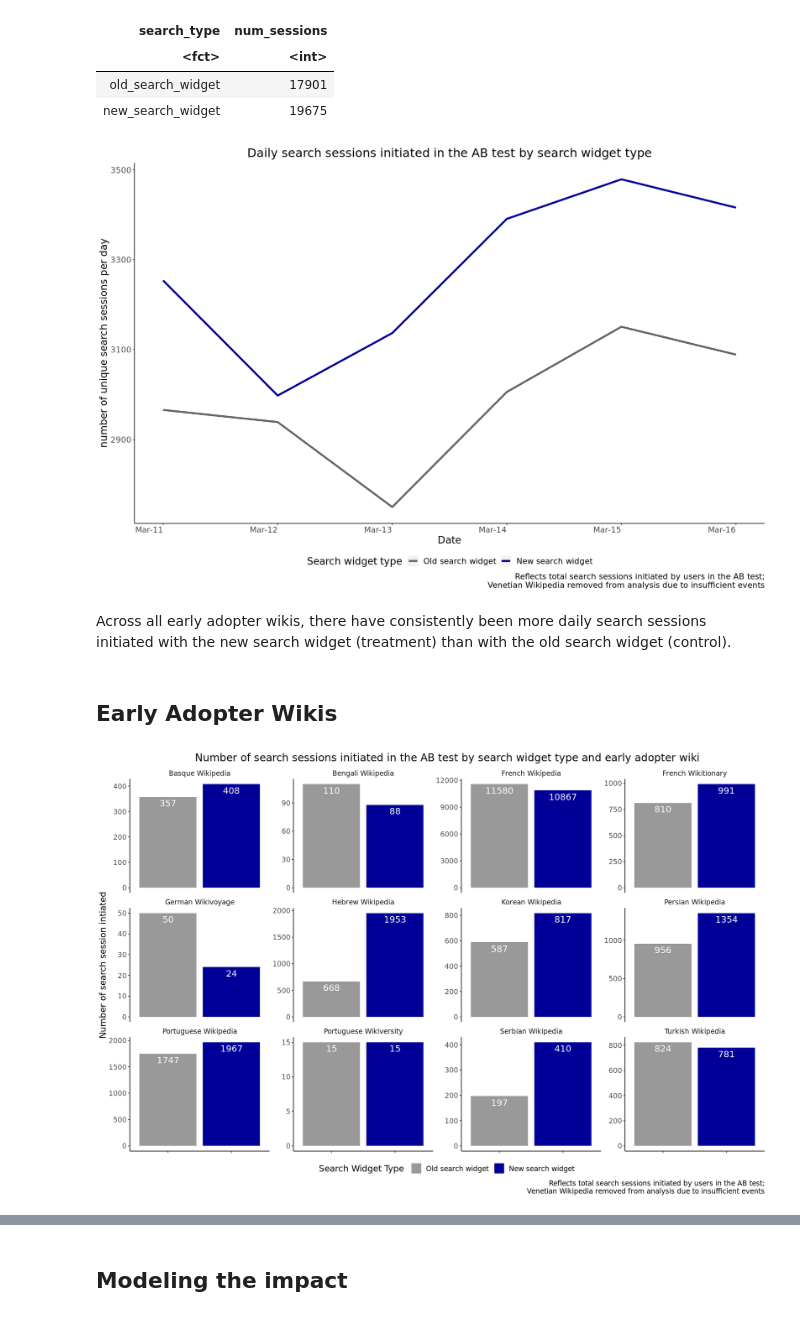
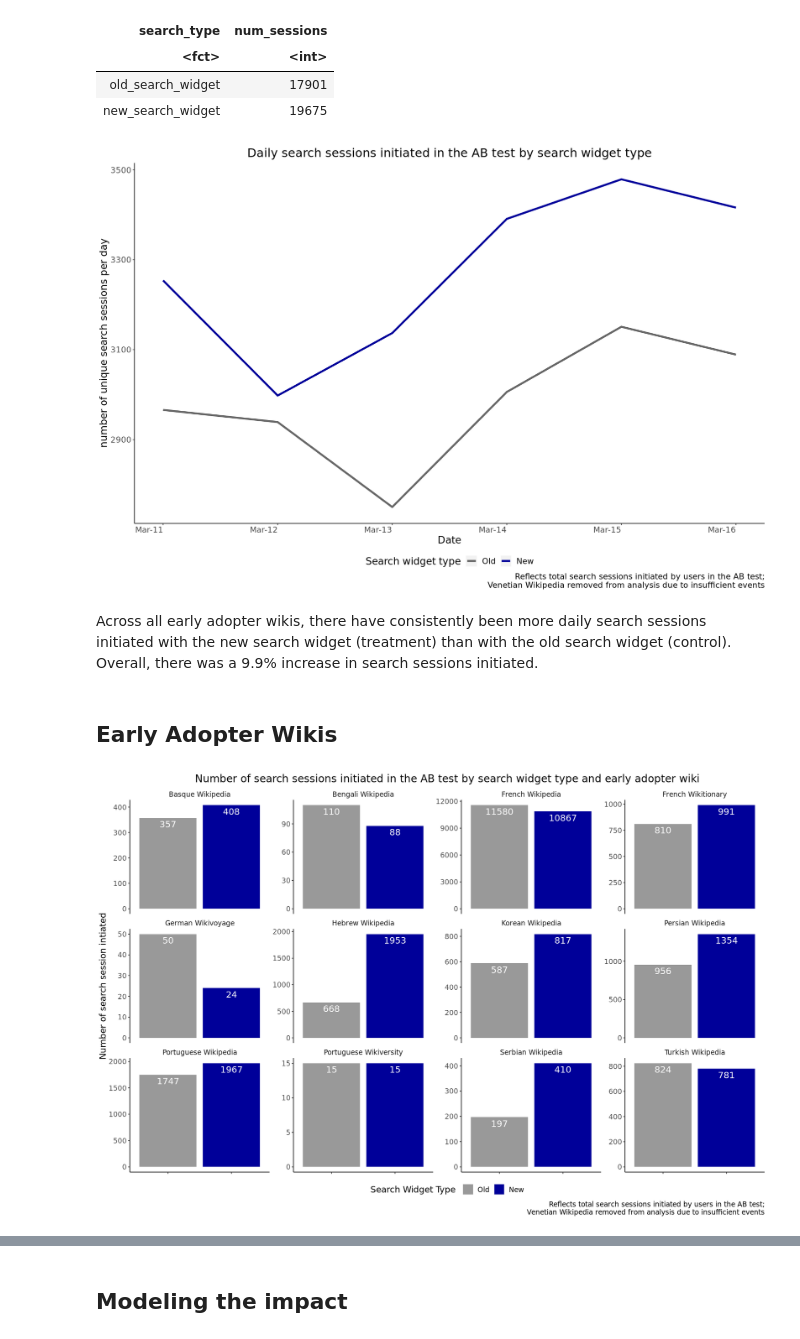
Before and after one commit to wikimedia-research/Desktop-Improvements-Search-Widget-Analysis-2021, a Jupyter notebook: Search-widget-ab-test-report.ipynb, the cells around one changed output, grey strips where cells are left out. Drawn from its saved outputs; the diff is of its cells as text; code cells hidden in the pictures.

```diff
--- a/Search-widget-ab-test-report.ipynb
+++ b/Search-widget-ab-test-report.ipynb
@@ -142,9 +140,3 @@ GROUP BY
 # %%
-search_sessions_initiated <- read.csv('Data/search_sessions_initiated_w_skinversion.csv', stringsAsFactors = FALSE)
+search_sessions_initiated <- read_csv('Data/search_sessions_initiated_w_skinversion.csv')
-# %%
-# remove index column
-search_sessions_initiated <- search_sessions_initiated[,-1]
-# %%
-# convert to date format
-search_sessions_initiated$session_start_date <- as.Date(search_sessions_initiated$session_start_date)
 # %%
@@ -159,23 +171,3 @@ search_sessions_initiated$edit_count <- factor(search_sessions_initiated$edit_co
-# %%
-# clarfiy wiki names
-
-search_sessions_initiated <- search_sessions_initiated %>%
-    mutate(
-    wiki = case_when( #clarfiy Wiki project names
-        wiki == 'euwiki' ~ "Basque Wikipedia",
-        wiki == 'frwiki'~ "French Wikipedia",
-        wiki == 'frwiktionary' ~ "French Wikitionary",
-        wiki == 'hewiki' ~ 'Hebrew Wikipedia',
-        wiki == 'fawiki' ~ 'Persian Wikipedia',
-        wiki == 'ptwikiversity' ~ 'Portuguese Wikiversity',
-        wiki == 'ptwiki' ~ 'Portuguese Wikipedia',
-        wiki == 'kowiki' ~ 'Korean Wikipedia',
-        wiki == 'trwiki' ~ 'Turkish Wikipedia',
-        wiki == 'srwiki' ~ 'Serbian Wikipedia',
-        wiki == 'bnwiki' ~ 'Bengali Wikipedia',
-        wiki == 'dewikivoyage' ~ 'German Wikivoyage',
-        wiki == 'vecwiki' ~ 'Venetian Wikipedia'
-    ))
 # %%
 #isolate to AB test users
 search_sessions_initiated_abtest <- search_sessions_initiated %>%
@@ -213,28 +205,28 @@ search_sessions_initiated_byday <- search_sessions_initiated_abtest %>%
 # %%
 p <- search_sessions_initiated_byday %>%
     ggplot(aes(x=session_start_date, y = num_sessions, color = search_type)) +
     geom_line(size = 1.5) +
     scale_x_date(date_labels = "%b-%d", date_breaks = "1 day", minor_breaks = NULL) +
     labs(y = "number of unique search sessions per day",
           x = "Date",
          title = "Daily search sessions initiated in the AB test by search widget type",
         caption = "Reflects total search sessions initiated by users in the AB test;
                         Venetian Wikipedia removed from analysis due to insufficient events")  +
-    scale_color_manual(values= c("#666666", "#000099"), name = "Search widget type", labels = c("Old search widget", "New search widget"))  +
+    scale_color_manual(values= c("#666666", "#000099"), name = "Search widget type", labels = c("Old", "New"))  +
     theme(
         panel.grid.minor = element_blank(),
         panel.background = element_blank(),
         plot.title = element_text(hjust = 0.5),
         text = element_text(size=16),
         legend.position="bottom",
         axis.text.x = element_text(hjust=1),
         axis.line = element_line(colour = "black"))
 
 p
 # %% [output]
-[figure, old version]
+[figure, new version]
 # %% [markdown]
-Across all early adopter wikis, there have consistently been more daily search sessions initiated with the new search widget (treatment) than with the old search widget (control).
+Across all early adopter wikis, there have consistently been more daily search sessions initiated with the new search widget (treatment) than with the old search widget (control). Overall, there was a 9.9% increase in search sessions initiated.
 # %% [markdown]
 ## Early Adopter Wikis
 # %%
@@ -255,7 +247,7 @@ p <- search_sessions_initiated_bywiki %>%
              title = "Number of search sessions initiated in the AB test by search widget type and early adopter wiki",
              caption = "Reflects total search sessions initiated by users in the AB test;
                         Venetian Wikipedia removed from analysis due to insufficient events") +
-        scale_fill_manual(values= c("#999999", "#000099"), name = "Search Widget Type", labels = c("Old search widget", "New search widget"))  +
+        scale_fill_manual(values= c("#999999", "#000099"), name = "Search Widget Type", labels = c("Old", "New"))  +
          theme(
             panel.grid.major = element_blank(),
             panel.grid.minor = element_blank(),
@@ -270,4 +262,4 @@ p <- search_sessions_initiated_bywiki %>%
 
 p
 # %% [output]
-[figure, old version]
+[figure, new version]
```
Also changed, not shown: parts of 124 cells of this notebook.
